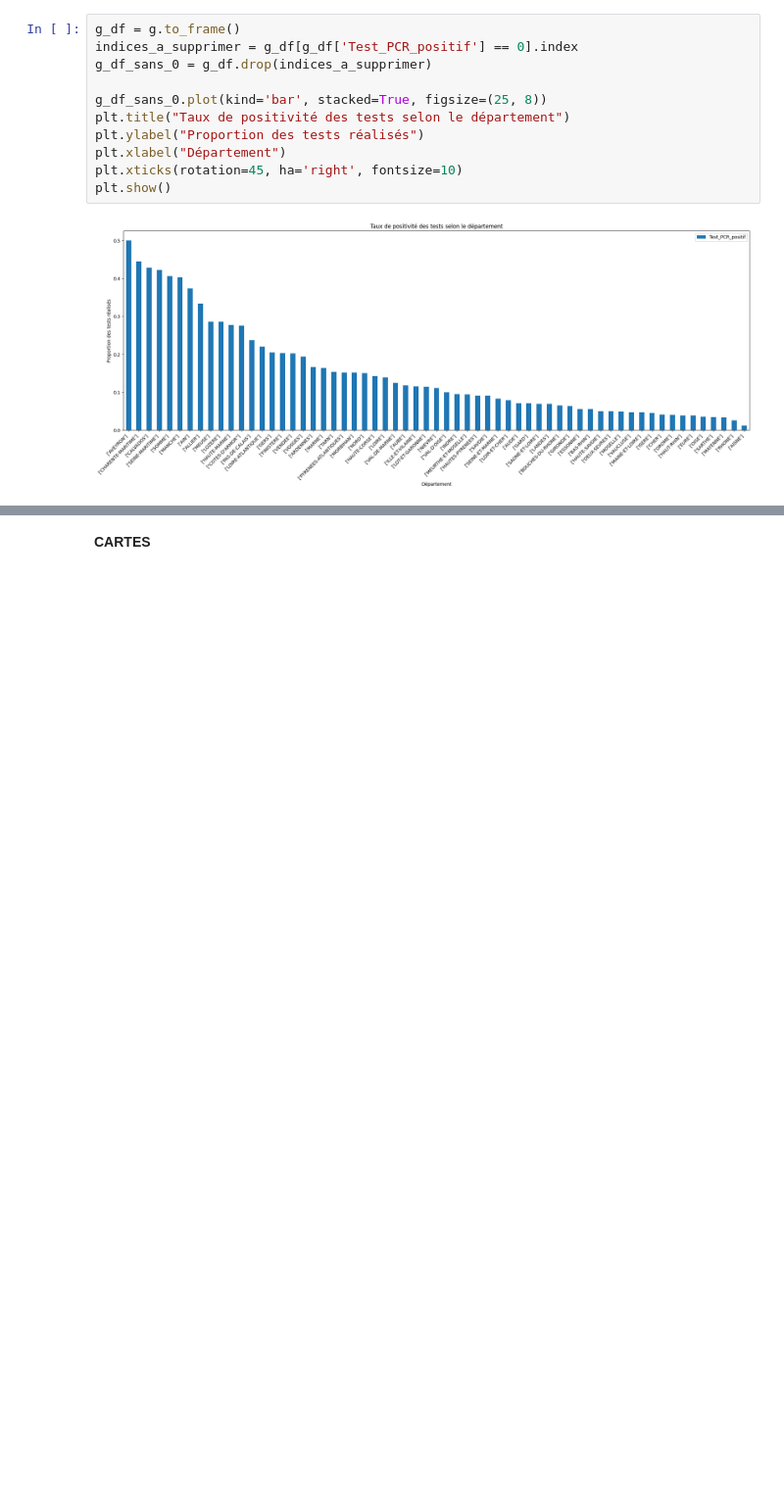
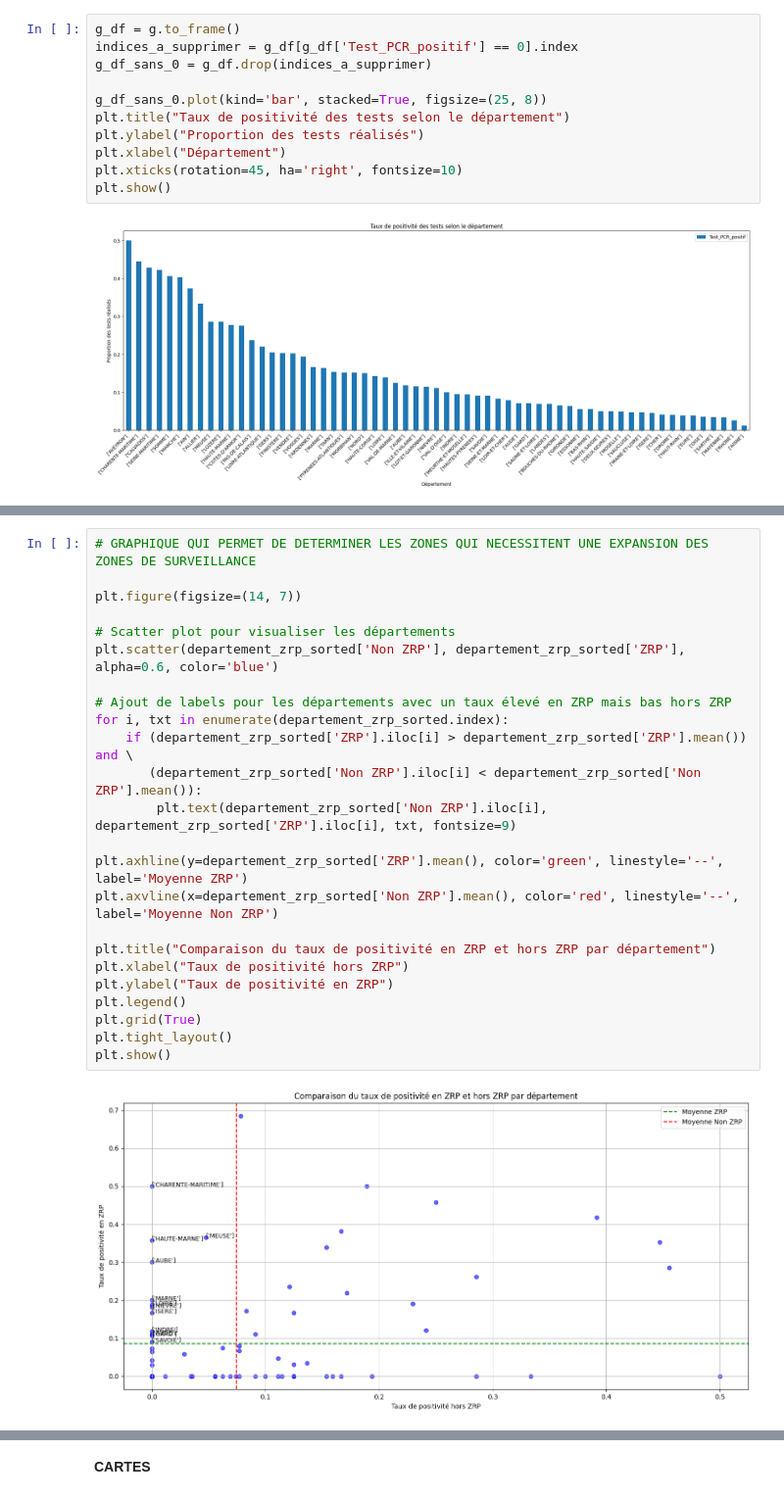
Before and after one commit to bavrillon/Avian-influenza, a Jupyter notebook: EDA.ipynb, the cells around one changed output, grey strips where cells are left out. Shown at 98% size. Cells and saved outputs as stored; diff of their text form; blank space fills up the shorter version.

```diff
--- a/EDA.ipynb
+++ b/EDA.ipynb
@@ -484,0 +536,26 @@ plt.show()
+# %%
+# GRAPHIQUE QUI PERMET DE DETERMINER LES ZONES QUI NECESSITENT UNE EXPANSION DES ZONES DE SURVEILLANCE
+
+plt.figure(figsize=(14, 7))
+
+# Scatter plot pour visualiser les départements
+plt.scatter(departement_zrp_sorted['Non ZRP'], departement_zrp_sorted['ZRP'], alpha=0.6, color='blue')
+
+# Ajout de labels pour les départements avec un taux élevé en ZRP mais bas hors ZRP
+for i, txt in enumerate(departement_zrp_sorted.index):
+    if (departement_zrp_sorted['ZRP'].iloc[i] > departement_zrp_sorted['ZRP'].mean()) and \
+       (departement_zrp_sorted['Non ZRP'].iloc[i] < departement_zrp_sorted['Non ZRP'].mean()):
+        plt.text(departement_zrp_sorted['Non ZRP'].iloc[i], departement_zrp_sorted['ZRP'].iloc[i], txt, fontsize=9)
+
+plt.axhline(y=departement_zrp_sorted['ZRP'].mean(), color='green', linestyle='--', label='Moyenne ZRP')
+plt.axvline(x=departement_zrp_sorted['Non ZRP'].mean(), color='red', linestyle='--', label='Moyenne Non ZRP')
+
+plt.title("Comparaison du taux de positivité en ZRP et hors ZRP par département")
+plt.xlabel("Taux de positivité hors ZRP")
+plt.ylabel("Taux de positivité en ZRP")
+plt.legend()
+plt.grid(True)
+plt.tight_layout()
+plt.show()
+# %% [output]
+[figure, new version]
```
Also changed, not shown: parts of 17 cells of this notebook.
